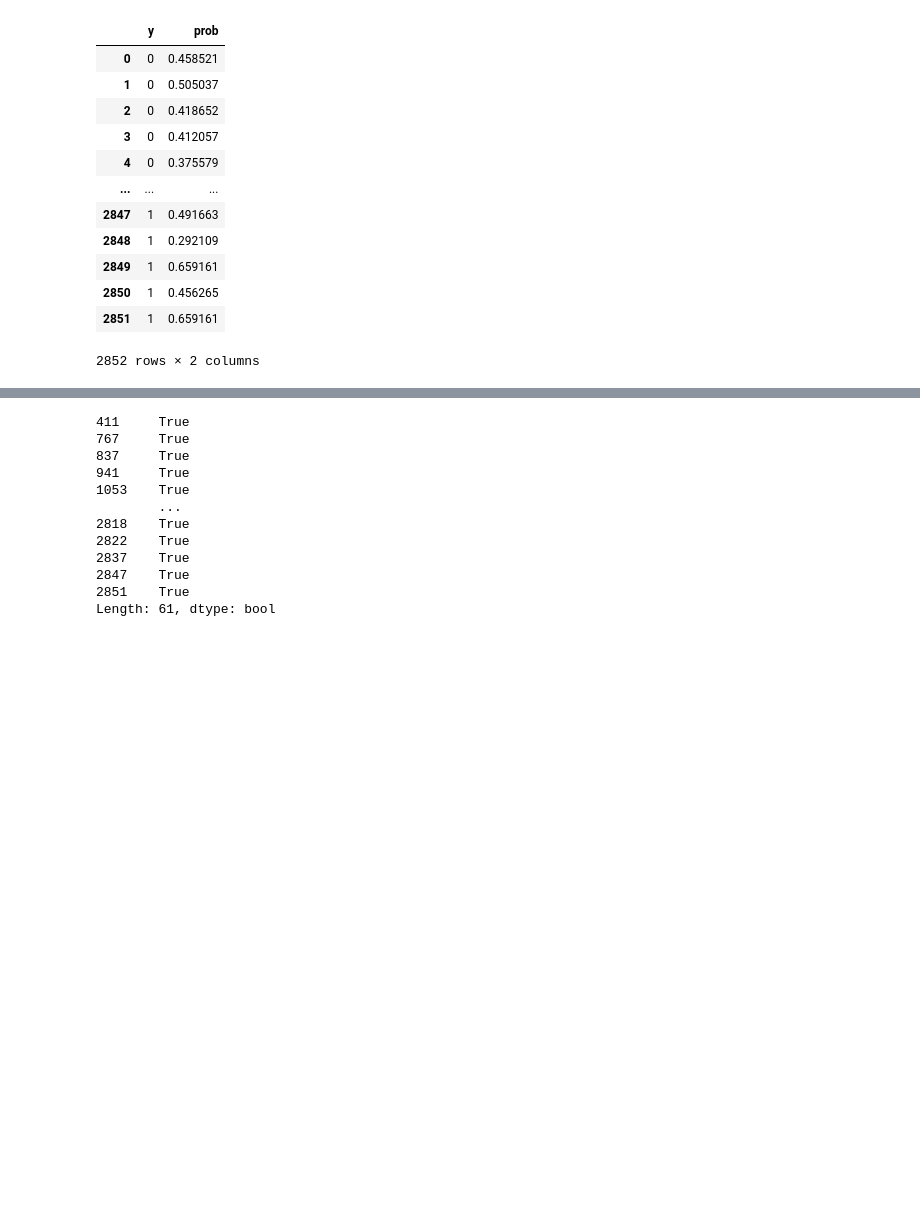
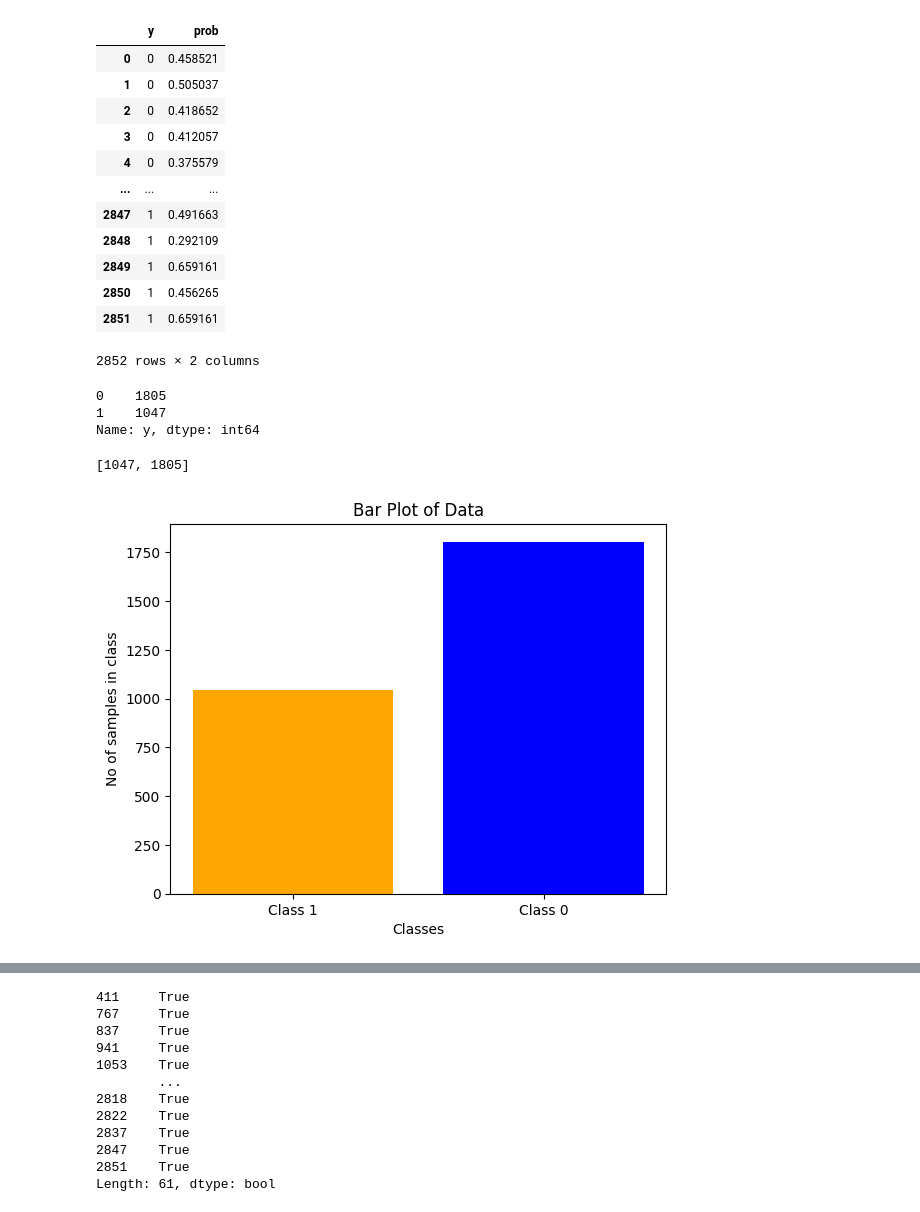
Before and after one commit to manojyamasani/AppliedAI_Course_Assignments, a Jupyter notebook: 05. Performance_metrics/Performance_metrics.ipynb, the cells around one changed output, grey strips where cells are left out. Saved outputs shown, nothing was run; the diff lists cells and outputs as text; code cells hidden in the pictures; blank space fills up the shorter version.

```diff
--- a/05. Performance_metrics/Performance_metrics.ipynb
+++ b/05. Performance_metrics/Performance_metrics.ipynb
@@ -317,3 +406,33 @@ maindata
 | 2850 | 1 | 0.456265 |
 | 2851 | 1 | 0.659161 |
 2852 rows × 2 columns
+# %%
+class_count = maindata['y'].value_counts()
+class_count
+# %% [output]
+0    1805
+1    1047
+Name: y, dtype: int64
+# %%
+class_count.to_list()[::-1]
+# %% [output]
+[1047, 1805]
+# %%
+# Bar plot of class data
+import matplotlib.pyplot as plt
+
+# Data
+labels = ['Class 1', 'Class 0']
+
+# Create bar plot
+plt.bar(labels, class_count.to_list()[::-1], color=['Orange', 'Blue'])
+
+# Add title and labels
+plt.title('Bar Plot of Data')
+plt.xlabel('Classes')
+plt.ylabel('No of samples in class')
+
+# Show plot
+plt.show()
+# %% [output]
+[figure, added]
```
Also changed, not shown: parts of 17 cells of this notebook.
